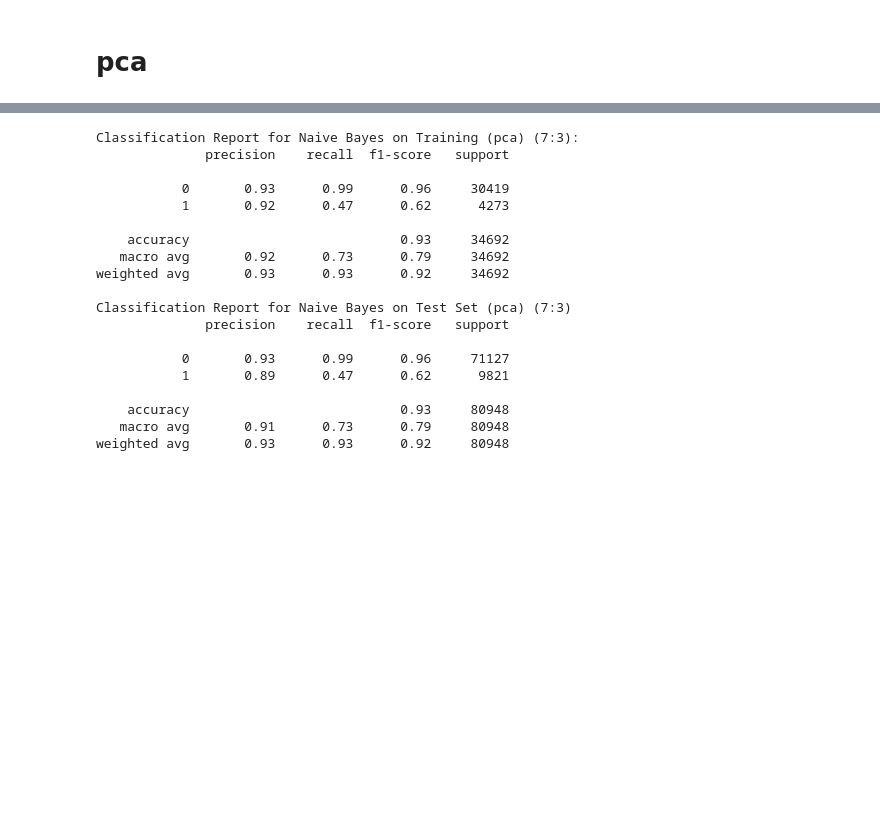
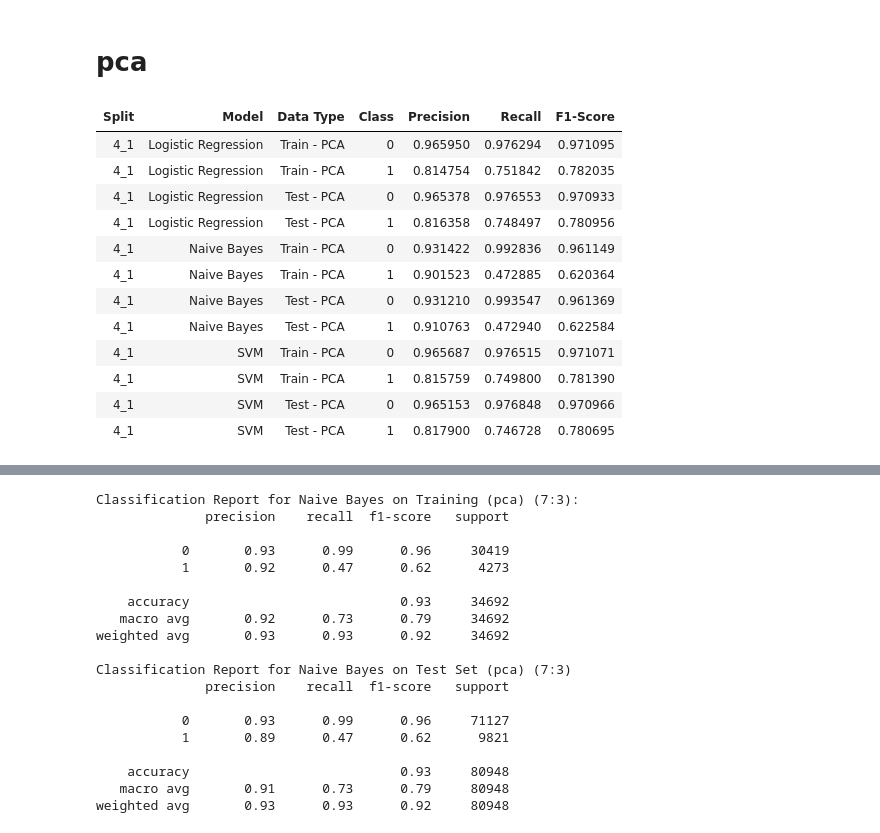
Before and after one commit to Yusshiro/Churn-Banking, a Jupyter notebook: churn_banking_kmeans.ipynb, the cells around one changed output, grey strips where cells are left out. Cells and saved outputs as stored; diff of their text form; code cells hidden in the pictures; blank space fills up the shorter version.

```diff
--- a/churn_banking_kmeans.ipynb
+++ b/churn_banking_kmeans.ipynb
@@ -603,3 +627,73 @@ from sklearn.model_selection import train_test_split
 X_train_pca_7_3, X_test_pca_7_3, y_train_pca_7_3, y_test_pca_7_3 = train_test_split(X_pca, y, test_size=0.3, random_state=42)
 X_train_pca_6_4, X_test_pca_6_4, y_train_pca_6_4, y_test_pca_6_4 = train_test_split(X_pca, y, test_size=0.4, random_state=42)
 X_train_pca_4_1, X_test_pca_4_1, y_train_pca_4_1, y_test_pca_4_1 = train_test_split(X_pca, y, test_size=0.2, random_state=42)
+# %%
+import pandas as pd
+from sklearn.linear_model import LogisticRegression
+from sklearn.naive_bayes import GaussianNB
+from sklearn.svm import SVC
+from sklearn.metrics import classification_report
+
+# Dữ liệu mẫu: splits là từ điển chứa tên các phân chia dữ liệu và tỷ lệ kiểm tra
+splits = {'4_1': 0.2, '6_4': 0.4, '7_3': 0.3}  # Ví dụ
+
+# Khởi tạo danh sách để lưu kết quả
+results = []
+
+# Duyệt qua từng tỷ lệ trong splits
+for split_name, test_size in splits.items():
+    # Lấy dữ liệu PCA theo tên split
+    X_train_pca = globals()[f'X_train_pca_{split_name}']
+    y_train_pca = globals()[f'y_train_{split_name}']
+    X_test_pca = globals()[f'X_test_pca_{split_name}']
+    y_test_pca = globals()[f'y_test_{split_name}']
+
+    for model_name, model in [
+        ("Logistic Regression", LogisticRegression()),
+        ("Naive Bayes", GaussianNB()),
+        ("SVM", SVC(kernel='linear', C=0.5))
+    ]:
+        # Huấn luyện mô hình
+        model.fit(X_train_pca, y_train_pca)
+
+        # Dự đoán trên tập huấn luyện và tập kiểm tra
+        y_train_pred = model.predict(X_train_pca)
+        y_test_pred = model.predict(X_test_pca)
+
+        # Đánh giá trên tập huấn luyện
+        report_train = classification_report(y_train_pca, y_train_pred, output_dict=True)
+        for class_label in ['0', '1']:
+            train_precision = report_train[class_label]['precision']
+            train_recall = report_train[class_label]['recall']
+            train_f1_score = report_train[class_label]['f1-score']
+            results.append([split_name, model_name, 'Train - PCA', class_label, train_precision, train_recall, train_f1_score])
+
+        # Đánh giá trên tập kiểm tra
+        report_test = classification_report(y_test_pca, y_test_pred, output_dict=True)
+        for class_label in ['0', '1']:
+            test_precision = report_test[class_label]['precision']
+            test_recall = report_test[class_label]['recall']
+            test_f1_score = report_test[class_label]['f1-score']
+            results.append([split_name, model_name, 'Test - PCA', class_label, test_precision, test_recall, test_f1_score])
+
+# Tạo DataFrame từ kết quả
+df_results = pd.DataFrame(results, columns=['Split', 'Model', 'Data Type', 'Class', 'Precision', 'Recall', 'F1-Score'])
+
+# Tách riêng kết quả theo từng tỷ lệ
+for split_name in splits.keys():
+    df_split = df_results[df_results['Split'] == split_name]
+    display(HTML(df_split.to_html(index=False)))
+# %% [output]
+| Split | Model | Data Type | Class | Precision | Recall | F1-Score |
+| 4_1 | Logistic Regression | Train - PCA | 0 | 0.965950 | 0.976294 | 0.971095 |
+| 4_1 | Logistic Regression | Train - PCA | 1 | 0.814754 | 0.751842 | 0.782035 |
+| 4_1 | Logistic Regression | Test - PCA | 0 | 0.965378 | 0.976553 | 0.970933 |
+| 4_1 | Logistic Regression | Test - PCA | 1 | 0.816358 | 0.748497 | 0.780956 |
+| 4_1 | Naive Bayes | Train - PCA | 0 | 0.931422 | 0.992836 | 0.961149 |
+| 4_1 | Naive Bayes | Train - PCA | 1 | 0.901523 | 0.472885 | 0.620364 |
+| 4_1 | Naive Bayes | Test - PCA | 0 | 0.931210 | 0.993547 | 0.961369 |
+| 4_1 | Naive Bayes | Test - PCA | 1 | 0.910763 | 0.472940 | 0.622584 |
+| 4_1 | SVM | Train - PCA | 0 | 0.965687 | 0.976515 | 0.971071 |
+| 4_1 | SVM | Train - PCA | 1 | 0.815759 | 0.749800 | 0.781390 |
+| 4_1 | SVM | Test - PCA | 0 | 0.965153 | 0.976848 | 0.970966 |
+| 4_1 | SVM | Test - PCA | 1 | 0.817900 | 0.746728 | 0.780695 |
```
Also changed, not shown: parts of 9 cells of this notebook.
